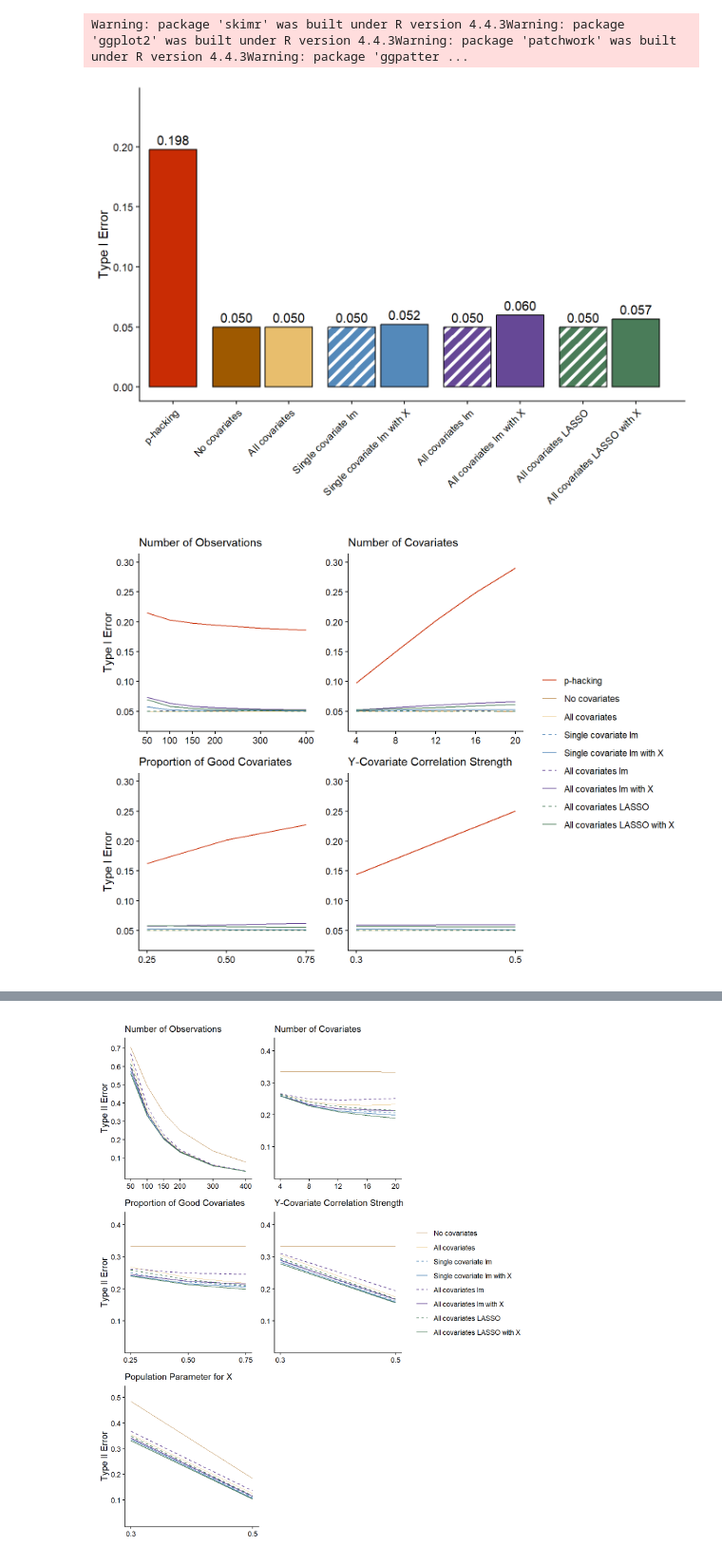
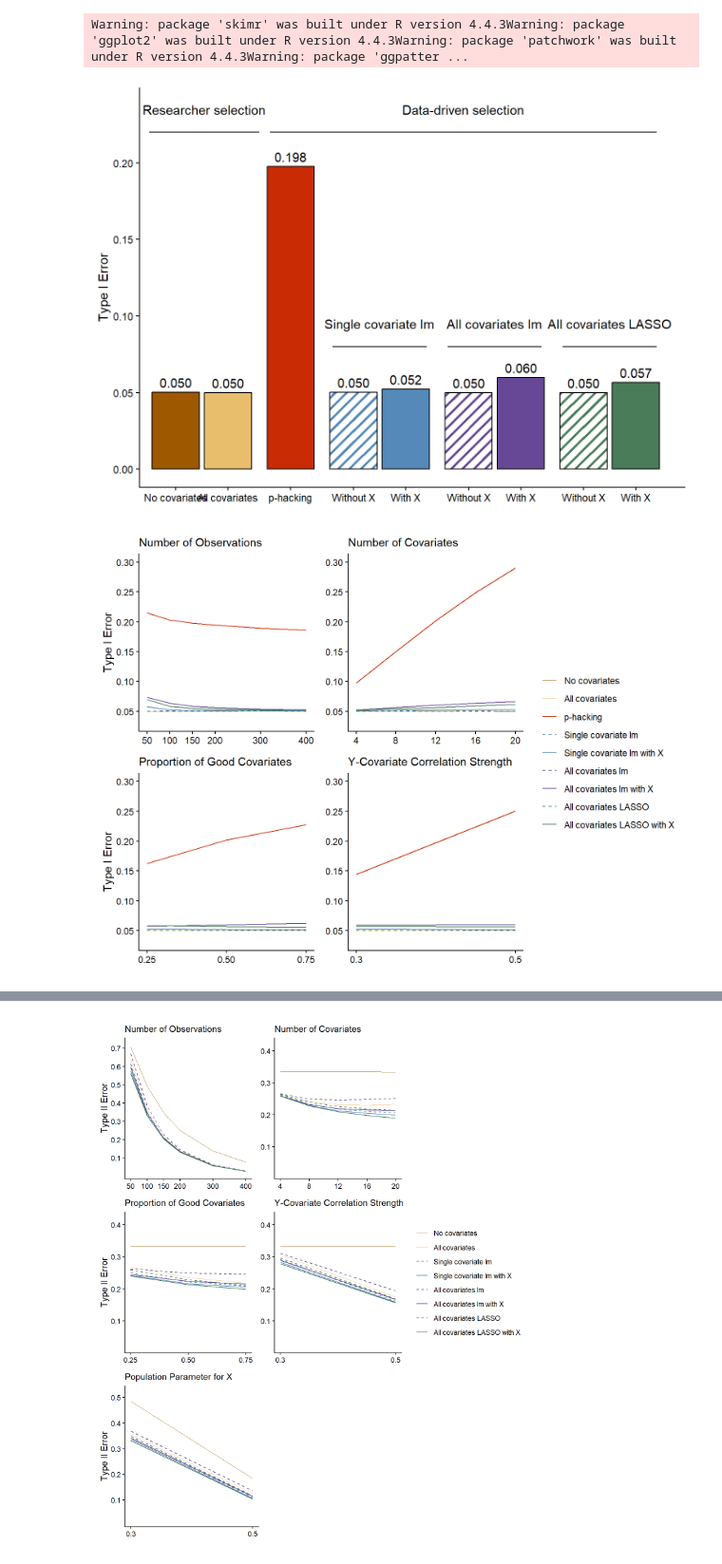
Before and after one commit to jjcurtin/study_cov, a Jupyter notebook: notebooks/mak_figures.out.ipynb, the cells around one changed output, grey strips where cells are left out. Shown at 95% size. Saved outputs shown, nothing was run; the diff lists cells and outputs as text; code cells hidden in the pictures.

```diff
--- a/notebooks/mak_figures.out.ipynb
+++ b/notebooks/mak_figures.out.ipynb
@@ -49,28 +49,28 @@ rm(d_20_covs, d_n50, d2_0, d2_03, d2_05, d_wo_x_og, d_wo_x_new)
 # %%
 
 d_0 <- d_0 |>
-  mutate(method = factor(method, levels = c("p_hacked", "no_covs", "all_covs", "r",
+  mutate(method = factor(method, levels = c("no_covs", "all_covs","p_hacked",  "r",
                                             "partial_r", "full_lm_wo_x", "full_lm",
                                            "lasso_wo_x", "lasso"),
-                         labels = c("p-hacking", "No covariates", "All covariates",
+                         labels = c("No covariates", "All covariates", "p-hacking",
                                     "Single covariate lm", "Single covariate lm with X",
                                     "All covariates lm", "All covariates lm with X",
                                             "All covariates LASSO", "All covariates LASSO with X")))
 
 d_03 <- d_03 |>
-  mutate(method = factor(method, levels = c("p_hacked", "no_covs", "all_covs",  "r",
+  mutate(method = factor(method, levels = c("no_covs", "all_covs","p_hacked",   "r",
                                             "partial_r", "full_lm_wo_x", "full_lm",
                                            "lasso_wo_x", "lasso"),
-                         labels = c("p-hacking", "No covariates", "All covariates",
+                         labels = c( "No covariates", "All covariates", "p-hacking",
                                     "Single covariate lm", "Single covariate lm with X",
                                     "All covariates lm", "All covariates lm with X",
                                             "All covariates LASSO", "All covariates LASSO with X")))
 
 d_05 <- d_05 |>
-  mutate(method = factor(method, levels = c("p_hacked", "no_covs", "all_covs",  "r",
+  mutate(method = factor(method, levels = c("no_covs", "all_covs","p_hacked",   "r",
                                             "partial_r", "full_lm_wo_x", "full_lm",
                                            "lasso_wo_x", "lasso"),
-                         labels = c("p-hacking", "No covariates", "All covariates",
+                         labels = c("No covariates", "All covariates", "p-hacking",
                                     "Single covariate lm", "Single covariate lm with X",
                                     "All covariates lm", "All covariates lm with X",
                                             "All covariates LASSO", "All covariates LASSO with X")))
@@ -91,13 +91,12 @@ type_I_summary <- d_0 |>
 # %%
 
 # ---- Parameters
-gap_after_idx <- c(1, 3, 5, 7)
+gap_after_idx <- c(2,  3, 5, 7)
 gap_size <- 0.2
 bar_width <- 0.9
 
 
 df <- type_I_summary |>
-  mutate(method = fct_relevel(method, "p-hacking")) |>
   mutate(method_chr = as.character(method))
 
 
@@ -114,8 +113,20 @@ plot_df <- df |>
 
 
 x_breaks <- plot_df$x_pos
-x_labels <- plot_df$method_chr
+x_labels <- c("No covariates", "All covariates", "p-hacking",
+              "Without X", "With X",
+              "Without X", "With X",
+              "Without X", "With X")
 
+segment_labels <- tibble::tibble(
+  x = c(mean(c(0.5, 2.6)),
+        mean(c(2.8, 10.2)),
+        mean(c(4.0, 5.8)),
+        mean(c(6.2, 8.0)),
+        mean(c(8.4, 10.2))),
+  y = c(.22, .22, .08, .08, .08) + 0.015,
+  label = c("Researcher selection", "Data-driven selection", "Single covariate lm", "All covariates lm", "All covariates LASSO")
+)
 
 ggplot(
   plot_df,
@@ -123,38 +134,46 @@ ggplot(
 ) +
   geom_bar_pattern(
     stat = "identity",
     width = bar_width,
     pattern_colour = "white",
     pattern_fill = "white",
     pattern_angle = 45,
-    pattern_density = 0.3,
-    pattern_size = 0.1,
-    pattern_spacing = 0.03,
+    pattern_density = 0.6,
+    pattern_spacing = 0.02,
     color = "black"
   ) +
+  geom_segment(aes(y = .22, x = .5, xend = 2.6)) +
+  geom_segment(aes(y = .22, x = 2.8, xend = 10.2)) +
+  geom_segment(aes(y = .08, x = 4.0, xend = 5.8)) +
+  geom_segment(aes(y = .08, x = 6.2, xend = 8.0)) +
+  geom_segment(aes(y = .08, x = 8.4, xend = 10.2)) +
   geom_text(
     aes(label = sprintf("%.3f", type_I)),
     vjust = -0.5
+  ) +
+    geom_text(
+    data = segment_labels,
+    aes(x = x, y = y, label = label),
+    inherit.aes = FALSE
   ) +
   labs(x = NULL, y = "Type I Error") +
   scale_y_continuous(
     limits = c(0, max(type_I_summary$type_I) * 1.2),
     breaks = seq(0, max(type_I_summary$type_I) * 1.2, by = 0.05)
   ) +
   # numeric x with custom breaks/labels; gaps are just extra space between positions
   scale_x_continuous(
     breaks = x_breaks,
     labels = x_labels,
     expand = expansion(mult = c(0.02, 0.05))  # trim extra margin if you like
   ) +
   scale_pattern_manual(values = method_patterns) +
   scale_fill_manual(values = method_colors) +
   theme(
-    axis.text.x = element_text(angle = 45, hjust = 1),
     legend.position = "none"
   )
 # %% [output]
-[figure, old version]
+[figure, new version]
 # %%
 observations <- d_0 |>
   group_by(method, n_obs) |>
@@ -234,7 +253,7 @@ ycor <- d_0 |>
   plot_layout(guides = "collect") &
   theme(legend.position = "right")
 # %% [output]
-[figure, old version]
+[figure, new version]
 # %%
 
 d_all <- d_03 |>
```
Also changed, not shown: parts of 2 cells of this notebook, 9 other files.
